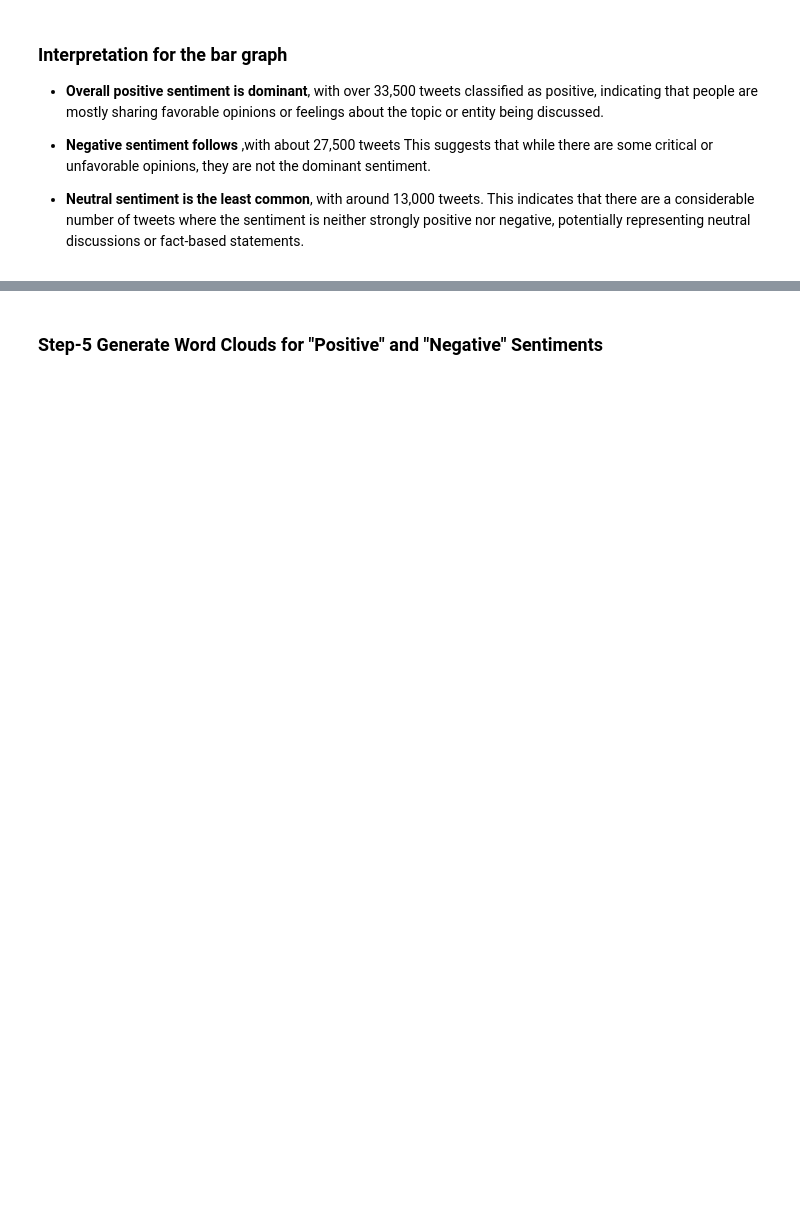
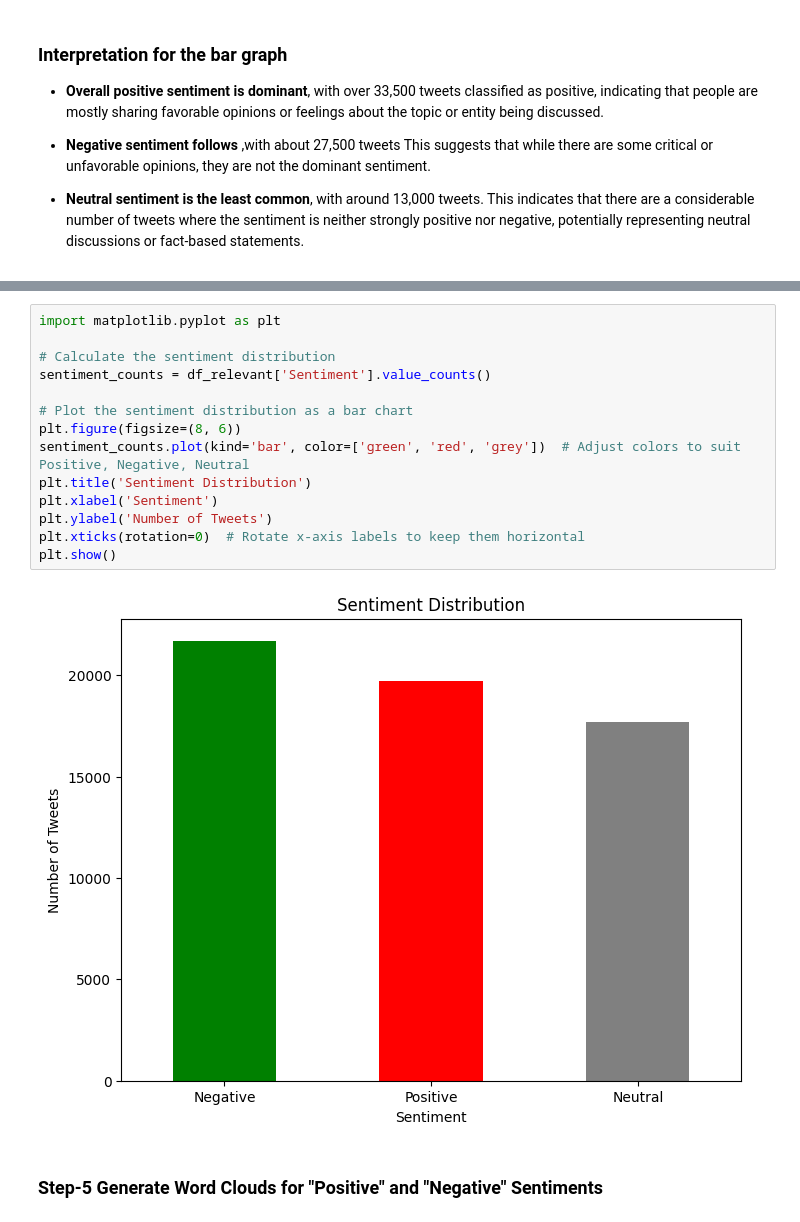
Before and after one commit to ibtj21/PRODIGY_DS_04, a Jupyter notebook: Sentiment_analysis.ipynb, the cells around one changed output, grey strips where cells are left out. Drawn from its saved outputs; the diff is of its cells as text; blank space fills up the shorter version.

```diff
--- a/Sentiment_analysis.ipynb
+++ b/Sentiment_analysis.ipynb
@@ -211,3 +228,19 @@ plt.show()
+# %%
+import matplotlib.pyplot as plt
+
+# Calculate the sentiment distribution
+sentiment_counts = df_relevant['Sentiment'].value_counts()
+
+# Plot the sentiment distribution as a bar chart
+plt.figure(figsize=(8, 6))
+sentiment_counts.plot(kind='bar', color=['green', 'red', 'grey'])  # Adjust colors to suit Positive, Negative, Neutral
+plt.title('Sentiment Distribution')
+plt.xlabel('Sentiment')
+plt.ylabel('Number of Tweets')
+plt.xticks(rotation=0)  # Rotate x-axis labels to keep them horizontal
+plt.show()
+# %% [output]
+[figure, added]
 # %% [markdown]
 ### Step-5 Generate Word Clouds for "Positive" and "Negative" Sentiments
 # %%
```
Also changed, not shown: parts of 22 cells of this notebook.
